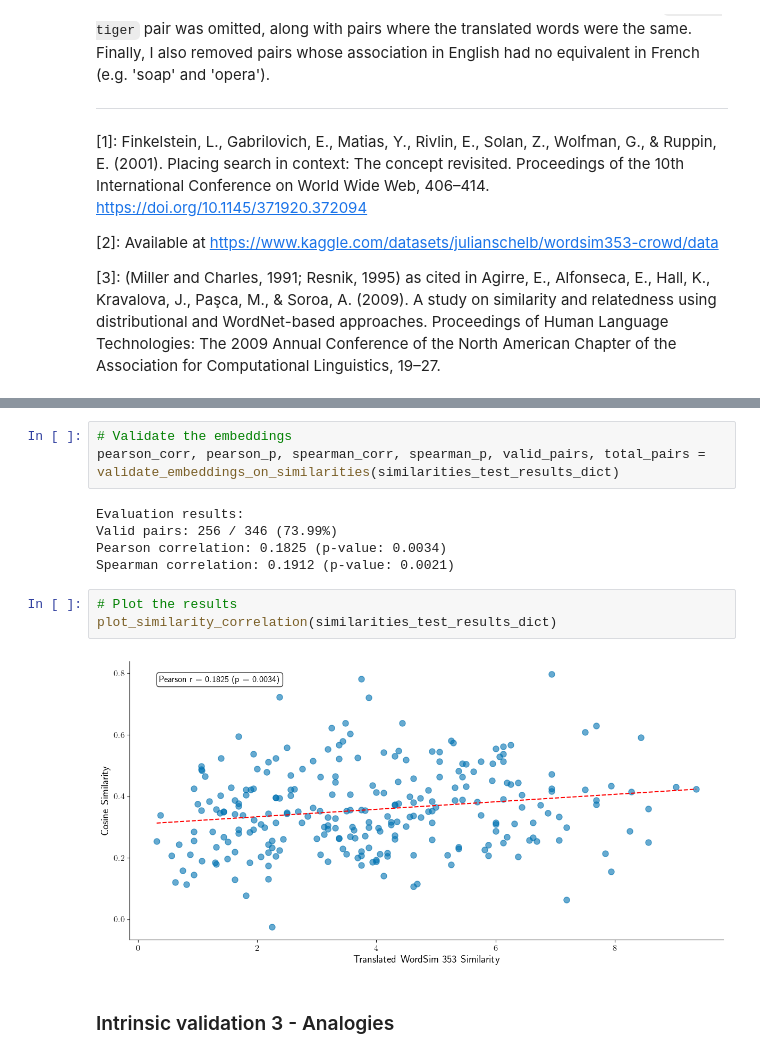
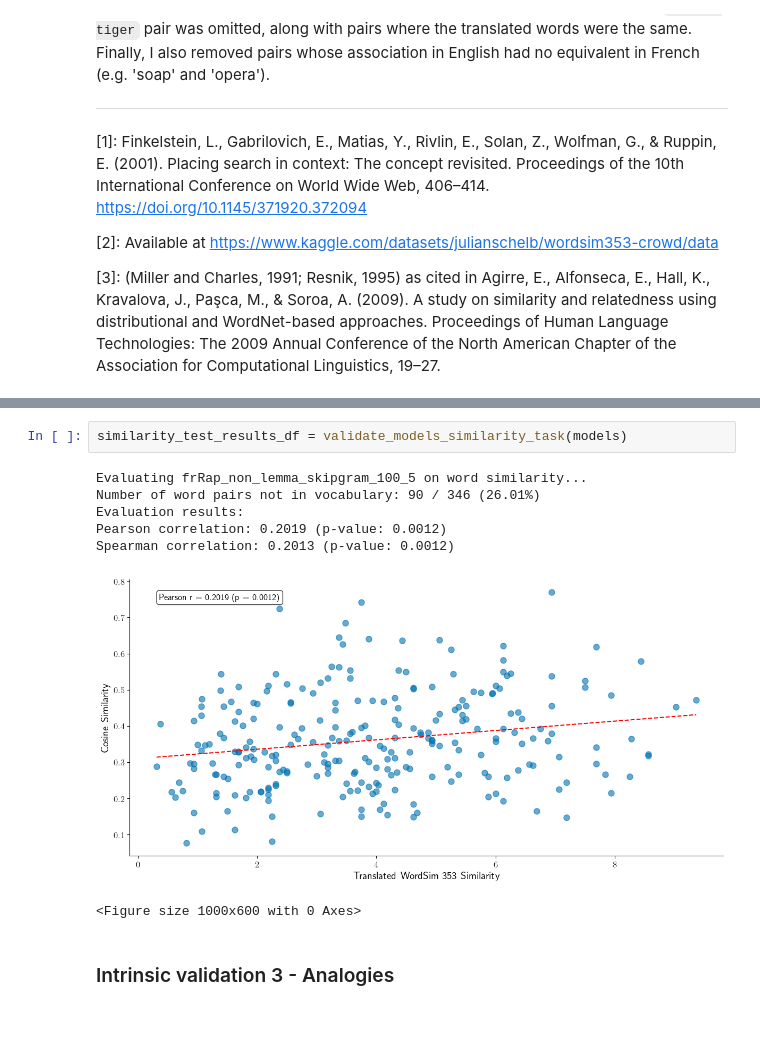
Before and after one commit to MatteoLarrode/NLP-SexismRapFr, a Jupyter notebook: NLP-SexismRapFr.ipynb, the cells around one changed output, grey strips where cells are left out. Drawn from its saved outputs; the diff is of its cells as text; blank space fills up the shorter version.

Commit message:
improved validaiton process

```diff
--- a/NLP-SexismRapFr.ipynb
+++ b/NLP-SexismRapFr.ipynb
@@ -183,16 +168,13 @@ Number of word pairs not in vocabulary: 90 / 346
-# %%
-# Validate the embeddings
-pearson_corr, pearson_p, spearman_corr, spearman_p, valid_pairs, total_pairs = validate_embeddings_on_similarities(similarities_test_results_dict)
-# %% [output]
-Evaluation results:
-Valid pairs: 256 / 346 (73.99%)
-Pearson correlation: 0.1825 (p-value: 0.0034)
-Spearman correlation: 0.1912 (p-value: 0.0021)
-# %%
-# Plot the results
-plot_similarity_correlation(similarities_test_results_dict)
-# %% [output]
-[figure, removed]
+# %%
+similarity_test_results_df = validate_models_similarity_task(models)
+# %% [output]
+Evaluating frRap_non_lemma_skipgram_100_5 on word similarity...
+Number of word pairs not in vocabulary: 90 / 346 (26.01%)
+Evaluation results:
+Pearson correlation: 0.2019 (p-value: 0.0012)
+Spearman correlation: 0.2013 (p-value: 0.0012)
+[figure, added]
+<Figure size 1000x600 with 0 Axes>
 # %% [markdown]
 ### Intrinsic validation 3 - Analogies
 # %% [markdown]
```
Also changed, not shown: parts of 13 cells of this notebook, 21 other files.
